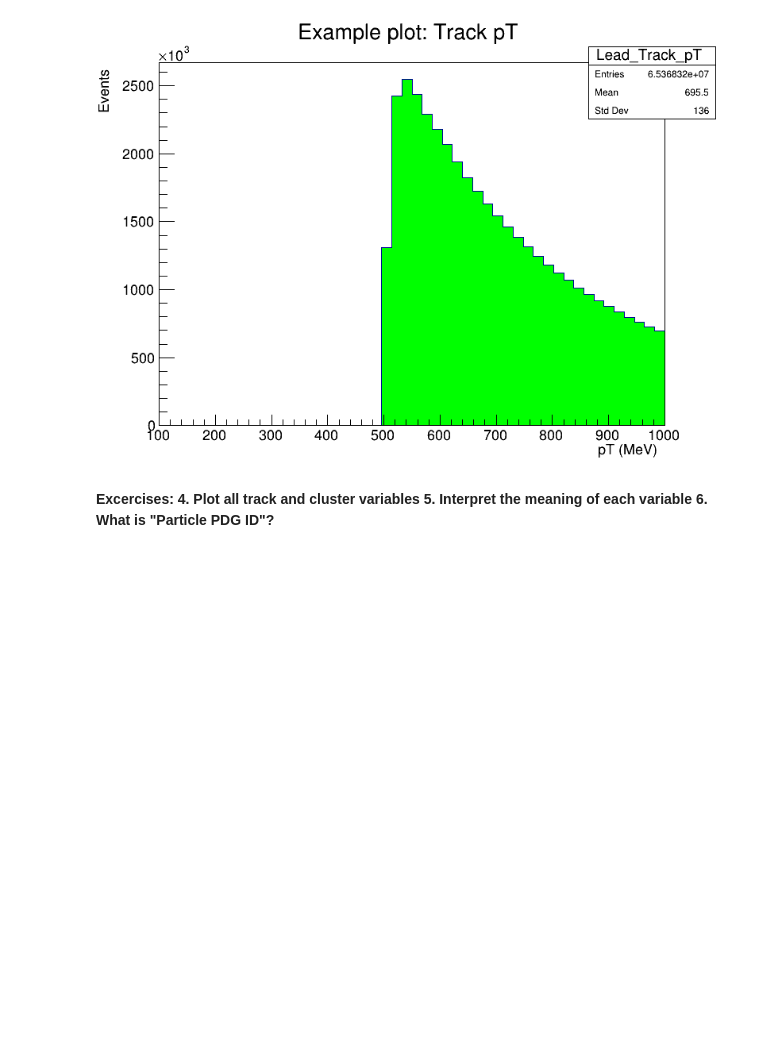
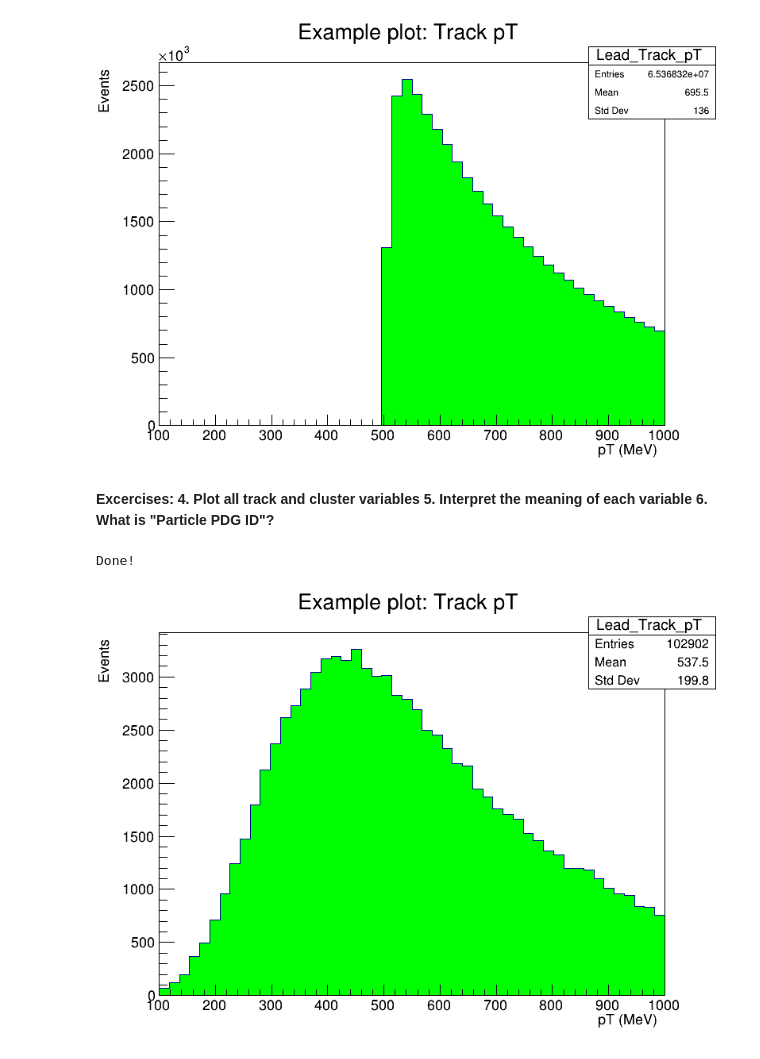
Before and after one commit to ljcaviedesb/TemasExperimental, a Jupyter notebook: Tracks_Clusters_cpp.ipynb, the cells around one changed output. Saved outputs shown, nothing was run; the diff lists cells and outputs as text; code cells hidden in the pictures; blank space fills up the shorter version.

```diff
--- a/Tracks_Clusters_cpp.ipynb
+++ b/Tracks_Clusters_cpp.ipynb
@@ -318,18 +323,25 @@ for (i = 0; i < nentries; i++)
 {
     nbytes = tree->GetEntry(i);
     // Tracks
-    hist_track_pT
-    hist_track_eta
-    hist_track_phi
-    hist_track_m
-    hist_track_vtx
+    hist_track_pT->Fill(tracks_pt->size());
+    hist_track_eta->Fill(tracks_eta->size());
+    hist_track_phi->Fill(tracks_phi->size());
+    hist_track_m->Fill(tracks_m->size());
+    hist_track_vtx->Fill(tracks_vtx->size());
     //Clusters
-    hist_cluster_pT
-    hist_clustereta
-    hist_cluster_phi
-    hist_cluster_m
-    hist_cluster_vtx
+    hist_cluster_pT->Fill(clusters_pt->size());
+    hist_cluster_eta->Fill(clusters_eta->size());
+    hist_cluster_phi->Fill(clusters_phi->size());
+    hist_cluster_m->Fill(clusters_m->size());
 
 }
 
 std::cout << "Done!" << std::endl;
+# %% [output]
+Done!
+# %%
+hist_track_pT->SetFillColor(kGreen);
+hist_track_pT->Draw();
+canvas->Draw();
+# %% [output]
+[figure, added]
```
Also changed, not shown: parts of 13 cells of this notebook.
